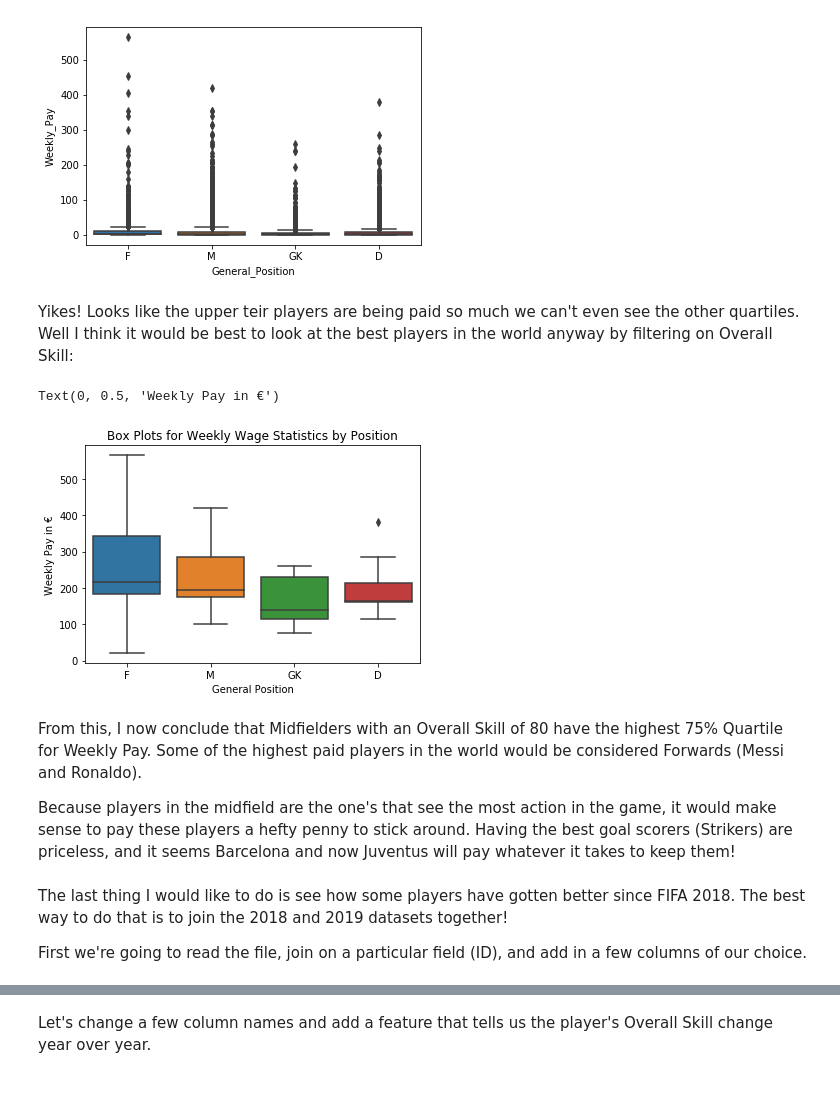
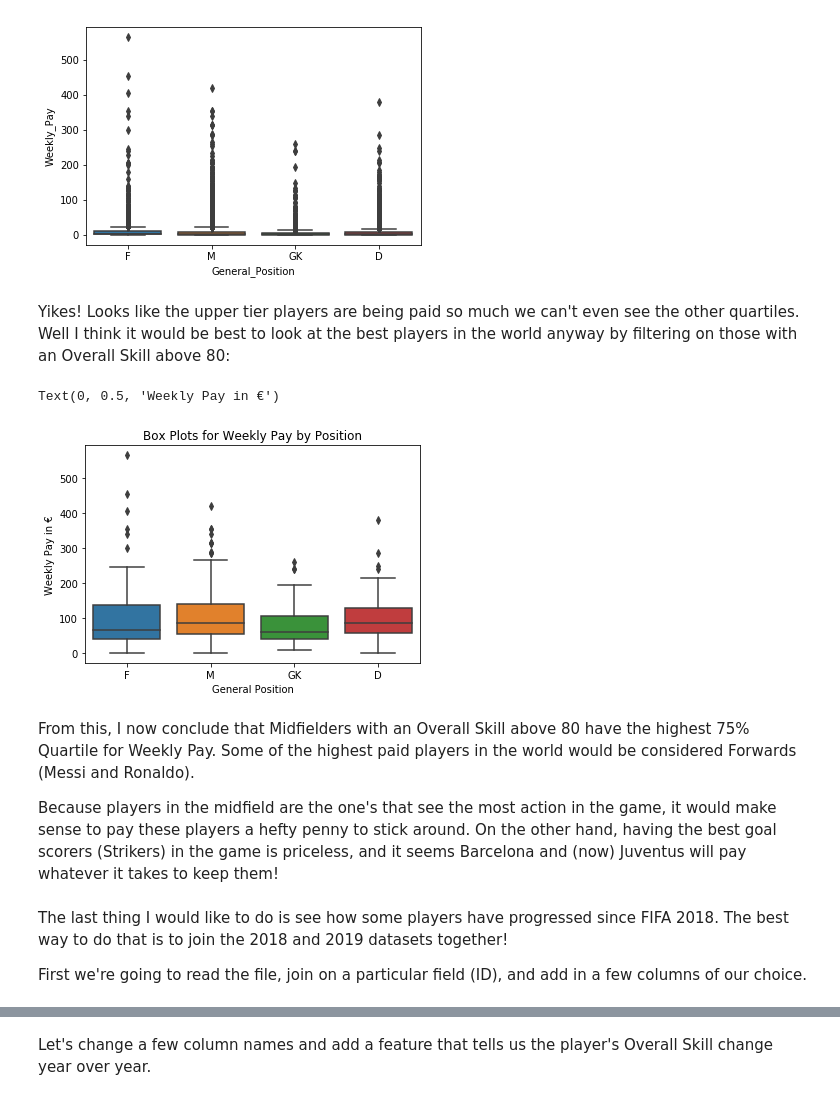
Before and after one commit to westontscott/Capstone-Projects, a Jupyter notebook: Capstone_Project_FIFA_Exploratory_Analysis.ipynb, the cells around one changed output, grey strips where cells are left out. Cells and saved outputs as stored; diff of their text form; code cells hidden in the pictures.

```diff
--- a/Capstone_Project_FIFA_Exploratory_Analysis.ipynb
+++ b/Capstone_Project_FIFA_Exploratory_Analysis.ipynb
@@ -261,24 +264,24 @@ sns.boxplot(x='General_Position', y='Weekly_Pay', data=df)
 <matplotlib.axes._subplots.AxesSubplot at 0x...>
 [figure]
 # %% [markdown]
-Yikes! Looks like the upper teir players are being paid so much we can't even see the other quartiles. Well I think it would be best to look at the best players in the world anyway by filtering on Overall Skill:
+Yikes! Looks like the upper tier players are being paid so much we can't even see the other quartiles. Well I think it would be best to look at the best players in the world anyway by filtering on those with an Overall Skill above 80:
 # %%
-df_Top_Positions = df[(df.Overall > 85)]
+df_Top_Positions = df[(df.Overall > 80)]
 # %%
 sns.boxplot(x='General_Position', y='Weekly_Pay', data=df_Top_Positions)
 
-plt.title('Box Plots for Weekly Wage Statistics by Position')
+plt.title('Box Plots for Weekly Pay by Position')
 plt.xlabel('General Position')
 plt.ylabel('Weekly Pay in €')
 # %% [output]
 Text(0, 0.5, 'Weekly Pay in €')
-[figure, old version]
+[figure, new version]
 # %% [markdown]
-From this, I now conclude that Midfielders with an Overall Skill of 80 have the highest 75% Quartile for Weekly Pay. Some of the highest paid players in the world would be considered Forwards (Messi and Ronaldo).
+From this, I now conclude that Midfielders with an Overall Skill above 80 have the highest 75% Quartile for Weekly Pay. Some of the highest paid players in the world would be considered Forwards (Messi and Ronaldo).
 
-Because players in the midfield are the one's that see the most action in the game, it would make sense to pay these players a hefty penny to stick around. Having the best goal scorers (Strikers) are priceless, and it seems Barcelona and now Juventus will pay whatever it takes to keep them!
+Because players in the midfield are the one's that see the most action in the game, it would make sense to pay these players a hefty penny to stick around. On the other hand, having the best goal scorers (Strikers) in the game is priceless, and it seems Barcelona and (now) Juventus will pay whatever it takes to keep them!
 # %% [markdown]
-The last thing I would like to do is see how some players have gotten better since FIFA 2018. The best way to do that is to join the 2018 and 2019 datasets together!
+The last thing I would like to do is see how some players have progressed since FIFA 2018. The best way to do that is to join the 2018 and 2019 datasets together!
 
 First we're going to read the file, join on a particular field (ID), and add in a few columns of our choice.
 # %%
```
Also changed, not shown: parts of 18 cells of this notebook.
